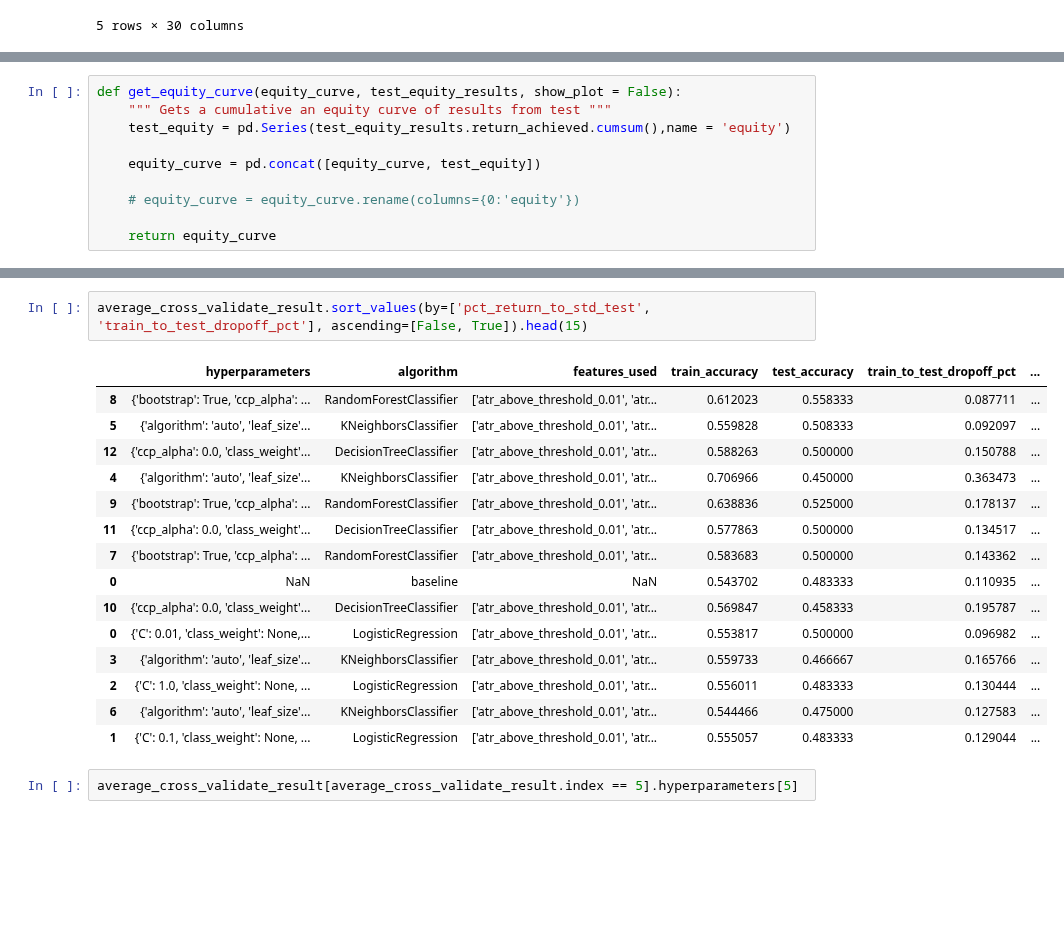
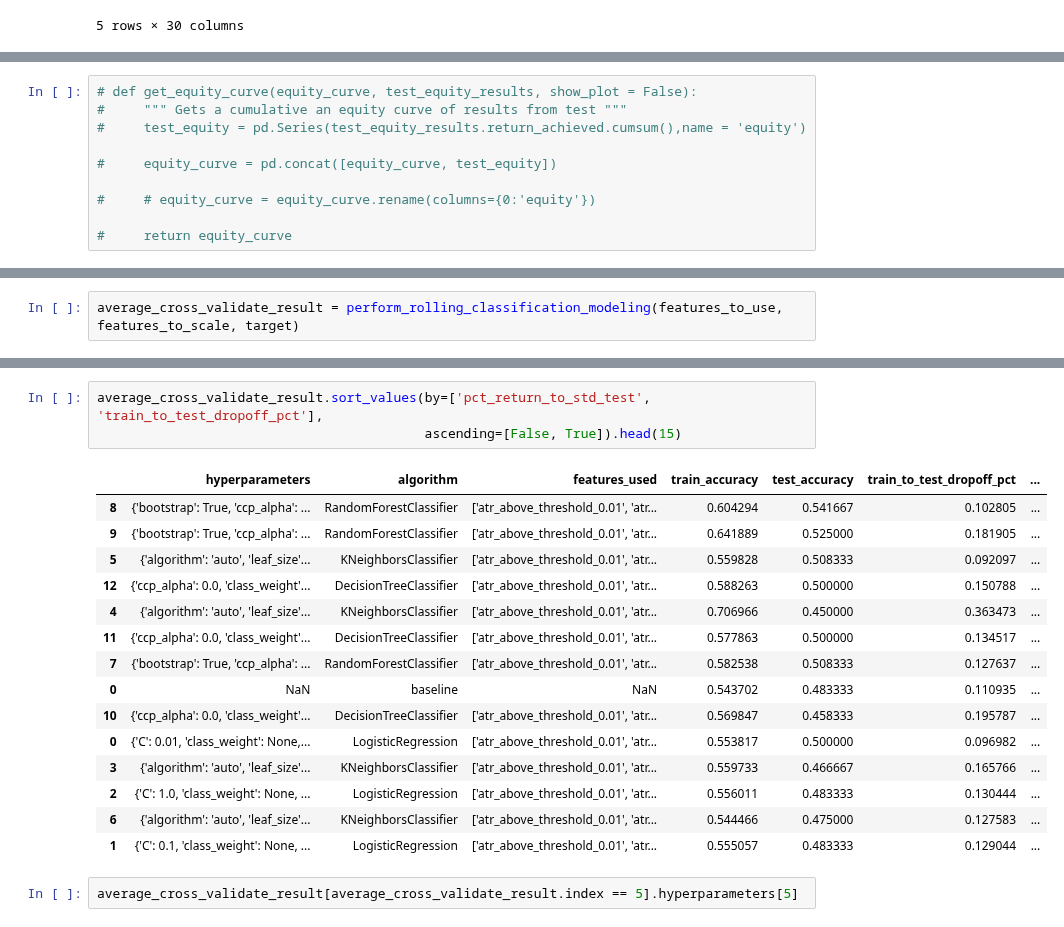
Before and after one commit to FinancialForecasters/financial_forecaster, a Jupyter notebook: explore_jesse.ipynb, the cells around one changed output, grey strips where cells are left out. Drawn from its saved outputs; the diff is of its cells as text; blank space fills up the shorter version.

```diff
--- a/explore_jesse.ipynb
+++ b/explore_jesse.ipynb
@@ -688,10 +719,10 @@ def get_class_baseline_equity_results(y_train, y_test, baseline_selection):
 # %%
-def get_equity_curve(equity_curve, test_equity_results, show_plot = False):
-    """ Gets a cumulative an equity curve of results from test """
-    test_equity = pd.Series(test_equity_results.return_achieved.cumsum(),name = 'equity')
+# def get_equity_curve(equity_curve, test_equity_results, show_plot = False):
+#     """ Gets a cumulative an equity curve of results from test """
+#     test_equity = pd.Series(test_equity_results.return_achieved.cumsum(),name = 'equity')
 
-    equity_curve = pd.concat([equity_curve, test_equity])
+#     equity_curve = pd.concat([equity_curve, test_equity])
 
-    # equity_curve = equity_curve.rename(columns={0:'equity'})
+#     # equity_curve = equity_curve.rename(columns={0:'equity'})
 
-    return equity_curve
+#     return equity_curve
@@ -847,0 +871,2 @@ Train length: 2620, Data split: 4/4
+# %%
+average_cross_validate_result = perform_rolling_classification_modeling(features_to_use, features_to_scale, target)
@@ -848,14 +890,15 @@ Train length: 2620, Data split: 4/4
 # %%
-average_cross_validate_result.sort_values(by=['pct_return_to_std_test', 'train_to_test_dropoff_pct'], ascending=[False, True]).head(15)
+average_cross_validate_result.sort_values(by=['pct_return_to_std_test', 'train_to_test_dropoff_pct'],
+                                          ascending=[False, True]).head(15)
 # %% [output]
 |  | hyperparameters | algorithm | features_used | train_accuracy | test_accuracy | train_to_test_dropoff_pct | ... |
-| 8 | {'bootstrap': True, 'ccp_alpha': ... | RandomForestClassifier | ['atr_above_threshold_0.01', 'atr... | 0.612023 | 0.558333 | 0.087711 | ... |
+| 8 | {'bootstrap': True, 'ccp_alpha': ... | RandomForestClassifier | ['atr_above_threshold_0.01', 'atr... | 0.604294 | 0.541667 | 0.102805 | ... |
+| 9 | {'bootstrap': True, 'ccp_alpha': ... | RandomForestClassifier | ['atr_above_threshold_0.01', 'atr... | 0.641889 | 0.525000 | 0.181905 | ... |
 | 5 | {'algorithm': 'auto', 'leaf_size'... | KNeighborsClassifier | ['atr_above_threshold_0.01', 'atr... | 0.559828 | 0.508333 | 0.092097 | ... |
 | 12 | {'ccp_alpha': 0.0, 'class_weight'... | DecisionTreeClassifier | ['atr_above_threshold_0.01', 'atr... | 0.588263 | 0.500000 | 0.150788 | ... |
 | 4 | {'algorithm': 'auto', 'leaf_size'... | KNeighborsClassifier | ['atr_above_threshold_0.01', 'atr... | 0.706966 | 0.450000 | 0.363473 | ... |
-| 9 | {'bootstrap': True, 'ccp_alpha': ... | RandomForestClassifier | ['atr_above_threshold_0.01', 'atr... | 0.638836 | 0.525000 | 0.178137 | ... |
 | 11 | {'ccp_alpha': 0.0, 'class_weight'... | DecisionTreeClassifier | ['atr_above_threshold_0.01', 'atr... | 0.577863 | 0.500000 | 0.134517 | ... |
-| 7 | {'bootstrap': True, 'ccp_alpha': ... | RandomForestClassifier | ['atr_above_threshold_0.01', 'atr... | 0.583683 | 0.500000 | 0.143362 | ... |
+| 7 | {'bootstrap': True, 'ccp_alpha': ... | RandomForestClassifier | ['atr_above_threshold_0.01', 'atr... | 0.582538 | 0.508333 | 0.127637 | ... |
 | 0 | NaN | baseline | NaN | 0.543702 | 0.483333 | 0.110935 | ... |
 | 10 | {'ccp_alpha': 0.0, 'class_weight'... | DecisionTreeClassifier | ['atr_above_threshold_0.01', 'atr... | 0.569847 | 0.458333 | 0.195787 | ... |
 | 0 | {'C': 0.01, 'class_weight': None,... | LogisticRegression | ['atr_above_threshold_0.01', 'atr... | 0.553817 | 0.500000 | 0.096982 | ... |
```
Also changed, not shown: parts of 29 cells of this notebook.
